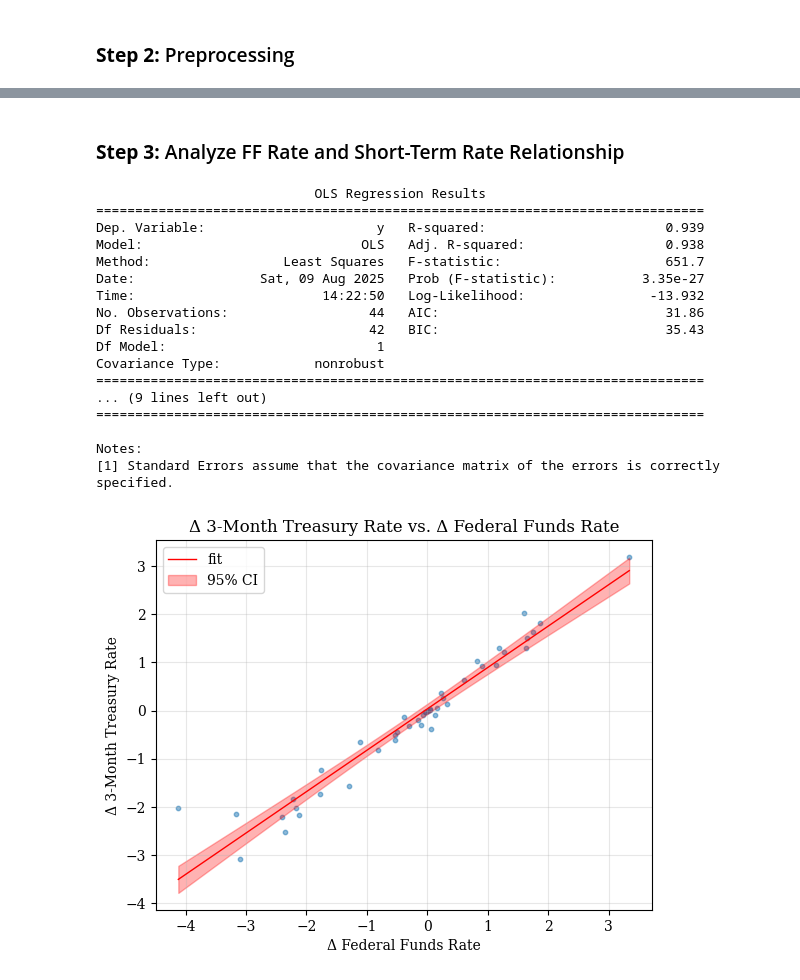
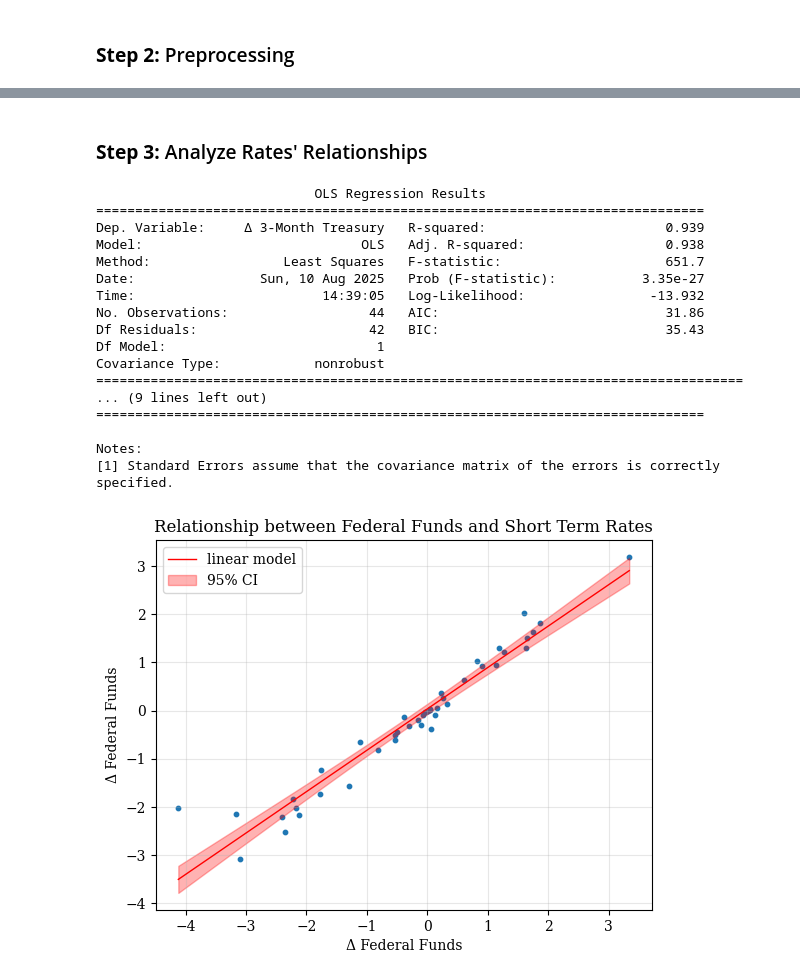
Before and after one commit to ericleonen/from-fed-funds-to-mortgages, a Jupyter notebook: main.ipynb, the cells around one changed output, grey strips where cells are left out. Saved outputs shown, nothing was run; the diff lists cells and outputs as text; code cells hidden in the pictures.

```diff
--- a/main.ipynb
+++ b/main.ipynb
@@ -31,17 +31,16 @@ plt.show()
 ### **Step 2:** Preprocessing
 # %%
 import pandas as pd
-import numpy as np
 
 df = pd.DataFrame({
-    "Federal Funds Rate": ff,
-    "3-Month Treasury Rate": rate_3mo,
-    "10-Year Treasury Rate": rate_10y,
-    "30-Year FRM Rate": frm_30y
+    "Δ Federal Funds": ff,
+    "Δ 3-Month Treasury": rate_3mo,
+    "Δ 10-Year Treasury": rate_10y,
+    "Δ 30-Year FRM": frm_30y
 })
 
 df = df.interpolate("linear").dropna()
 df = df.diff(1).dropna()
 
-df
+df.head()
 # %% [output]
@@ -65,2 +53,2 @@ df
 # %% [markdown]
-### **Step 3:** Analyze FF Rate and Short-Term Rate Relationship
+### **Step 3:** Analyze Rates' Relationships
@@ -131,24 +55,41 @@ def ols_summary_and_plot(
+# %%
+from src.modelling import fit_lm
+import src.plotting as plotting
+
+plotting.set_theme()
+
+alpha = 0.05
 # %%
-predict_ff_to_3mo, res_ff_to_3mo = ols_summary_and_plot(
-    x=df["Federal Funds Rate"],
-    y=df["3-Month Treasury Rate"]
+pred_3mo_from_ff, lm_3mo_from_ff = fit_lm(
+    x=df["Δ Federal Funds"],
+    y=df["Δ 3-Month Treasury"]
 )
+
+print(lm_3mo_from_ff.summary())
+
+plotting.plot_lm(
+    x=df["Δ Federal Funds"],
+    y=df["Δ 3-Month Treasury"],
+    predict_with_ci=pred_3mo_from_ff,
+    alpha=alpha,
+    title="Relationship between Federal Funds and Short Term Rates"
+)
 # %% [output]
                             OLS Regression Results
 ==============================================================================
-Dep. Variable:                      y   R-squared:                       0.939
+Dep. Variable:     Δ 3-Month Treasury   R-squared:                       0.939
 Model:                            OLS   Adj. R-squared:                  0.938
 Method:                 Least Squares   F-statistic:                     651.7
-Date:                Sat, 09 Aug 2025   Prob (F-statistic):           3.35e-27
-Time:                        14:22:50   Log-Likelihood:                -13.932
+Date:                Sun, 10 Aug 2025   Prob (F-statistic):           3.35e-27
+Time:                        14:39:05   Log-Likelihood:                -13.932
 No. Observations:                  44   AIC:                             31.86
 Df Residuals:                      42   BIC:                             35.43
 Df Model:                           1
 Covariance Type:            nonrobust
-==============================================================================
+===================================================================================
 ... (9 lines left out)
 ==============================================================================
 
 Notes:
 [1] Standard Errors assume that the covariance matrix of the errors is correctly specified.
-[figure, old version]
+[figure, new version]
```
Also changed, not shown: parts of 9 cells of this notebook, 2 other files.
